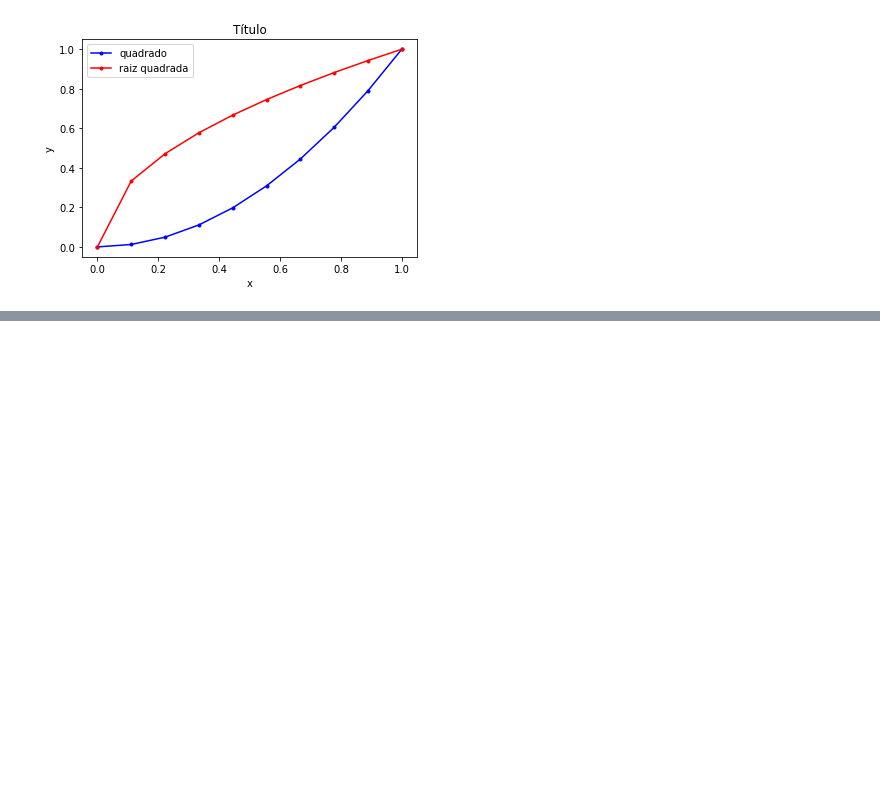
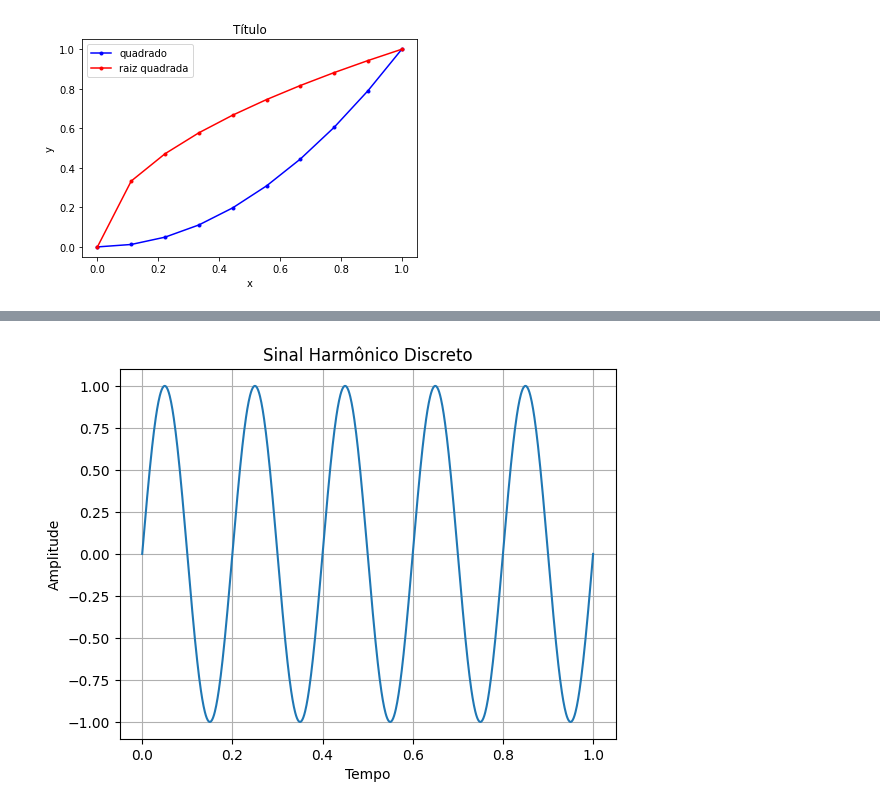
Before and after one commit to racquelknustdomingues/SinaisVibAcust, a Jupyter notebook: SEMANA1.ipynb, the cells around one changed output, grey strips where cells are left out. Cells and saved outputs as stored; diff of their text form; code cells hidden in the pictures; blank space fills up the shorter version.

```diff
--- a/SEMANA1.ipynb
+++ b/SEMANA1.ipynb
@@ -803,0 +903,21 @@ plt.hist(x)
+# %%
+# Parâmetros do sinal
+frequencia = 5  # Frequência do sinal em Hertz
+amplitude = 1   # Amplitude do sinal
+num_amostras = 1000  # Número de amostras
+
+# Definindo o intervalo de tempo
+tempo = np.linspace(0, 1, num_amostras)
+
+# Gerando o sinal senoidal discreto
+sinal_harmonico = amplitude * np.sin(2 * np.pi * frequencia * tempo)
+
+# Plotando o sinal
+plt.plot(tempo, sinal_harmonico)
+plt.title('Sinal Harmônico Discreto')
+plt.xlabel('Tempo')
+plt.ylabel('Amplitude')
+plt.grid(True)
+plt.show()
+# %% [output]
+[figure, added]
```
Also changed, not shown: parts of 48 cells of this notebook, 3 other files.
